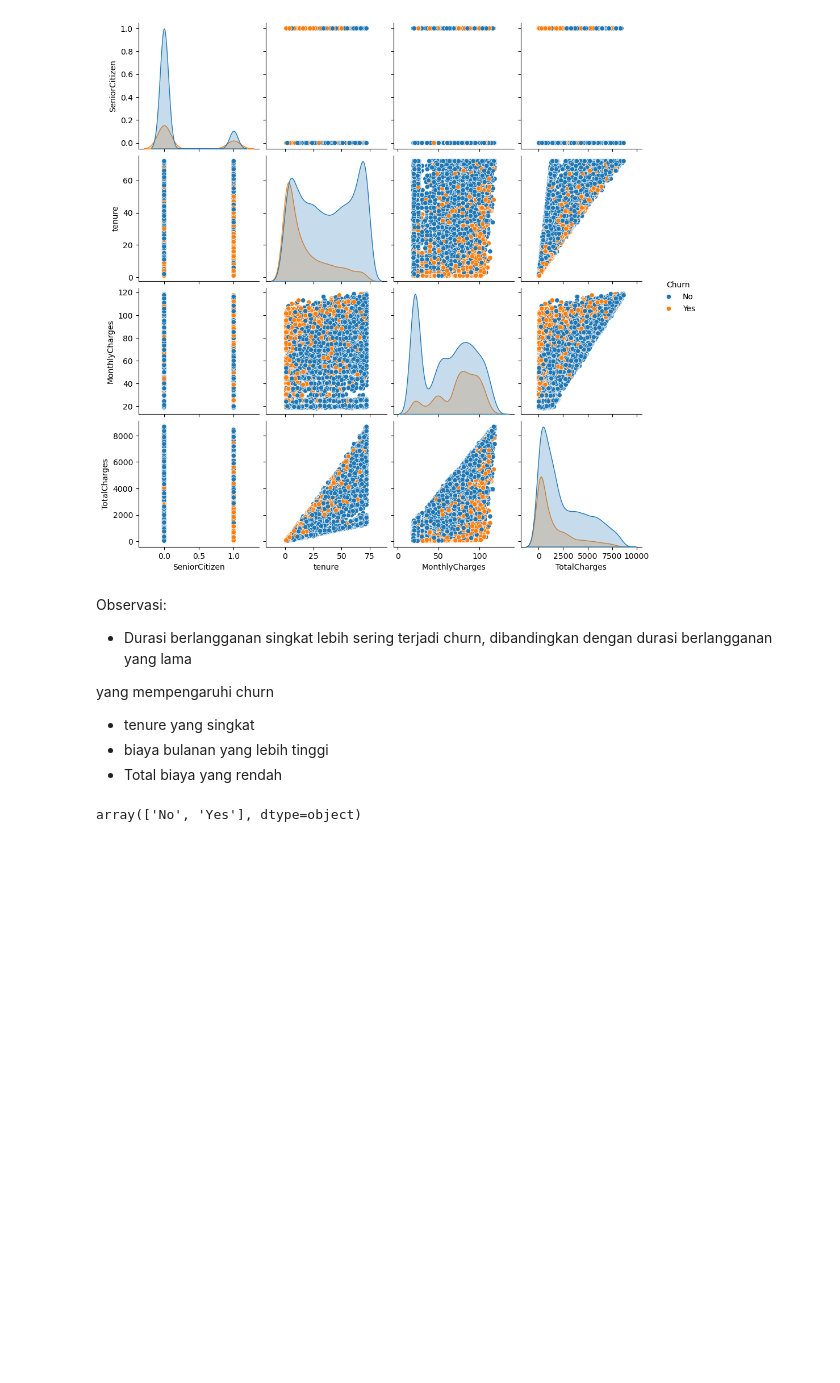
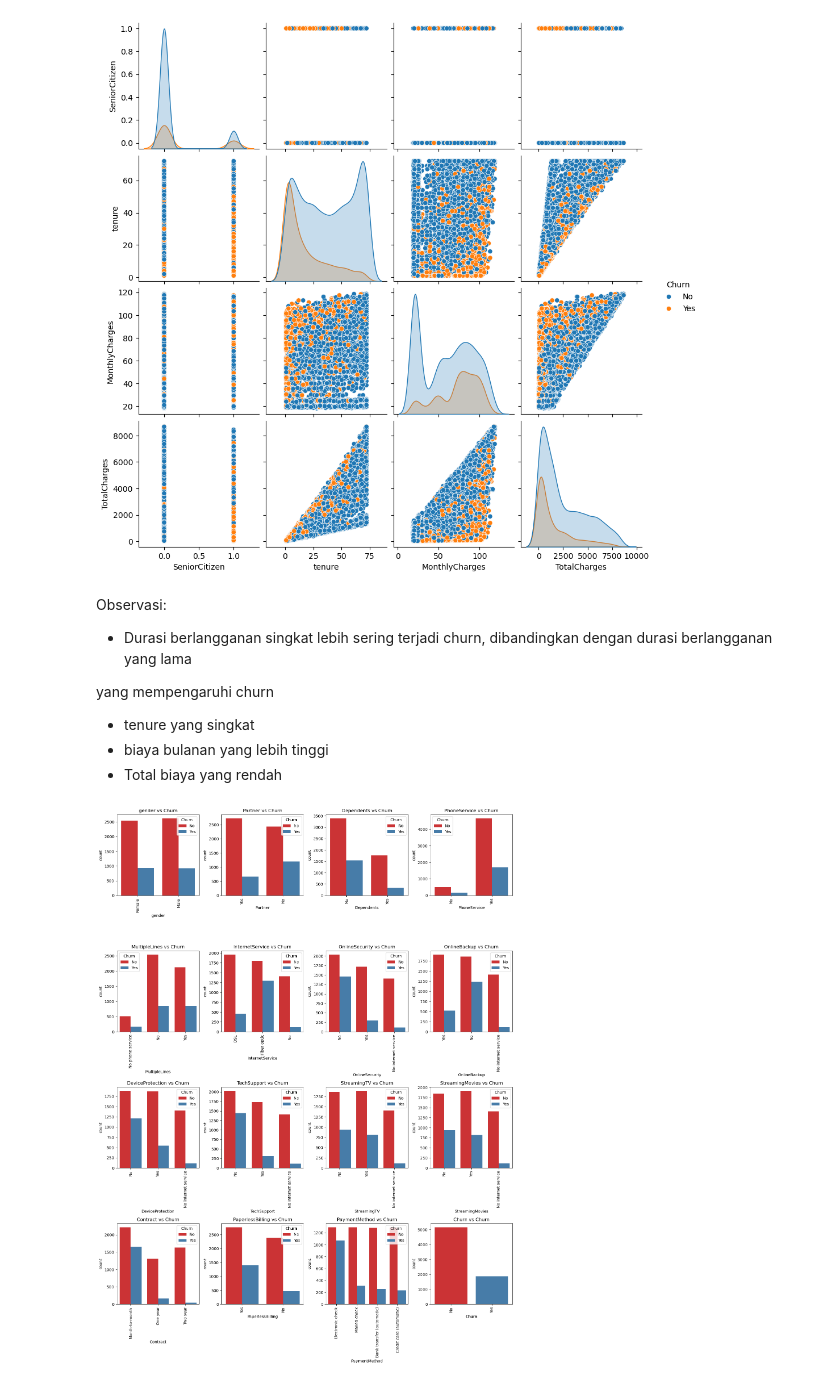
Before and after one commit to tiyasanin1/Customer_Churn_Data_Analysis_Continued, a Jupyter notebook: notebooks/code.ipynb, the cells around one changed output. Saved outputs shown, nothing was run; the diff lists cells and outputs as text; code cells hidden in the pictures; blank space fills up the shorter version.

```diff
--- a/notebooks/code.ipynb
+++ b/notebooks/code.ipynb
@@ -211,7 +211,14 @@ yang mempengaruhi churn
 - tenure yang singkat
 - biaya bulanan yang lebih tinggi
 - Total biaya yang rendah
-# %%
-df['Churn'].unique()
-# %% [output]
-array(['No', 'Yes'], dtype=object)
+# %%
+plt.figure(figsize=(15,20))
+for i, col in enumerate(categoricals):
+    plt.subplot(4,4,i+1)
+    sns.countplot(x=col, hue='Churn', data=df, palette='Set1')
+    plt.title(f'{col} vs Churn')
+    plt.xticks(rotation=90)
+plt.tight_layout()
+plt.show()
+# %% [output]
+[figure, added]
```
Also changed, not shown: parts of 3 cells of this notebook.
